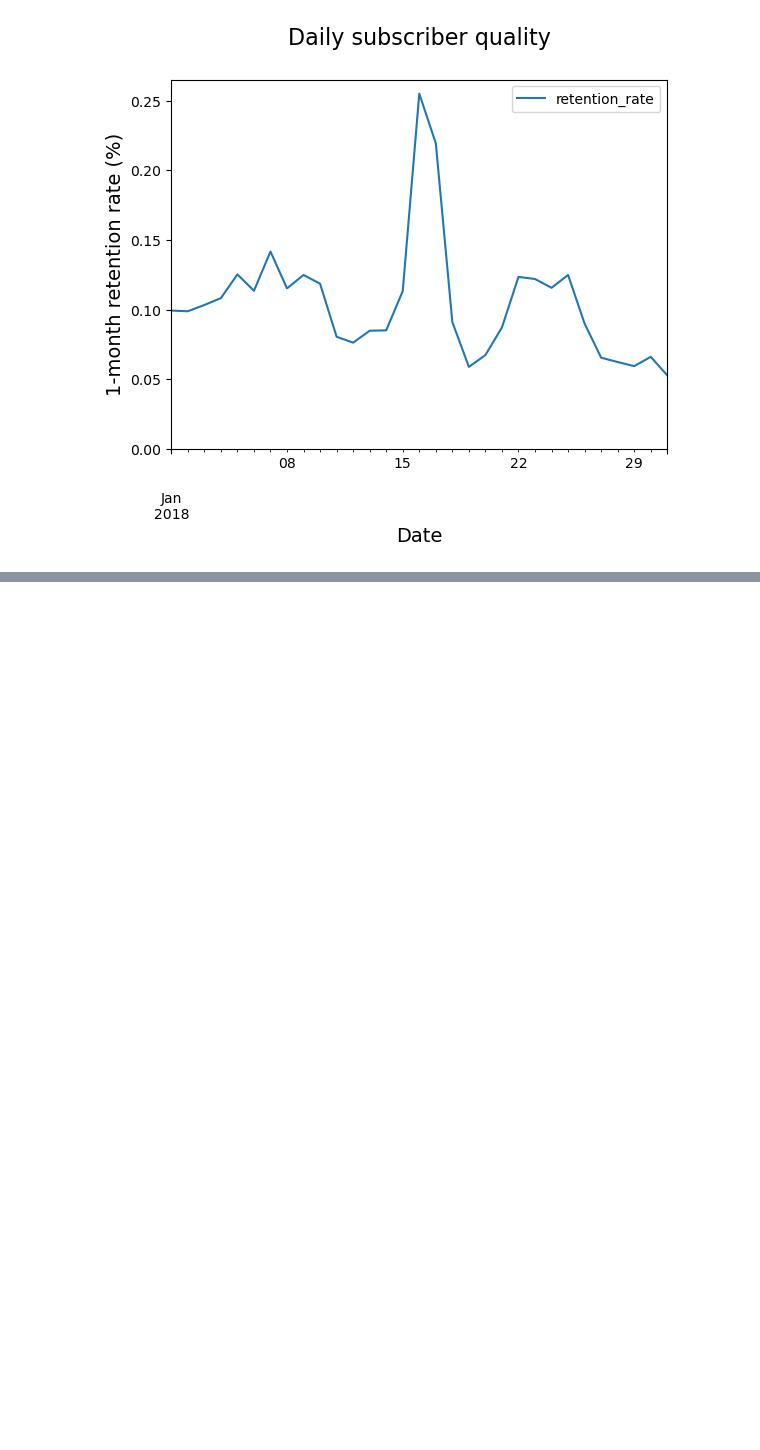
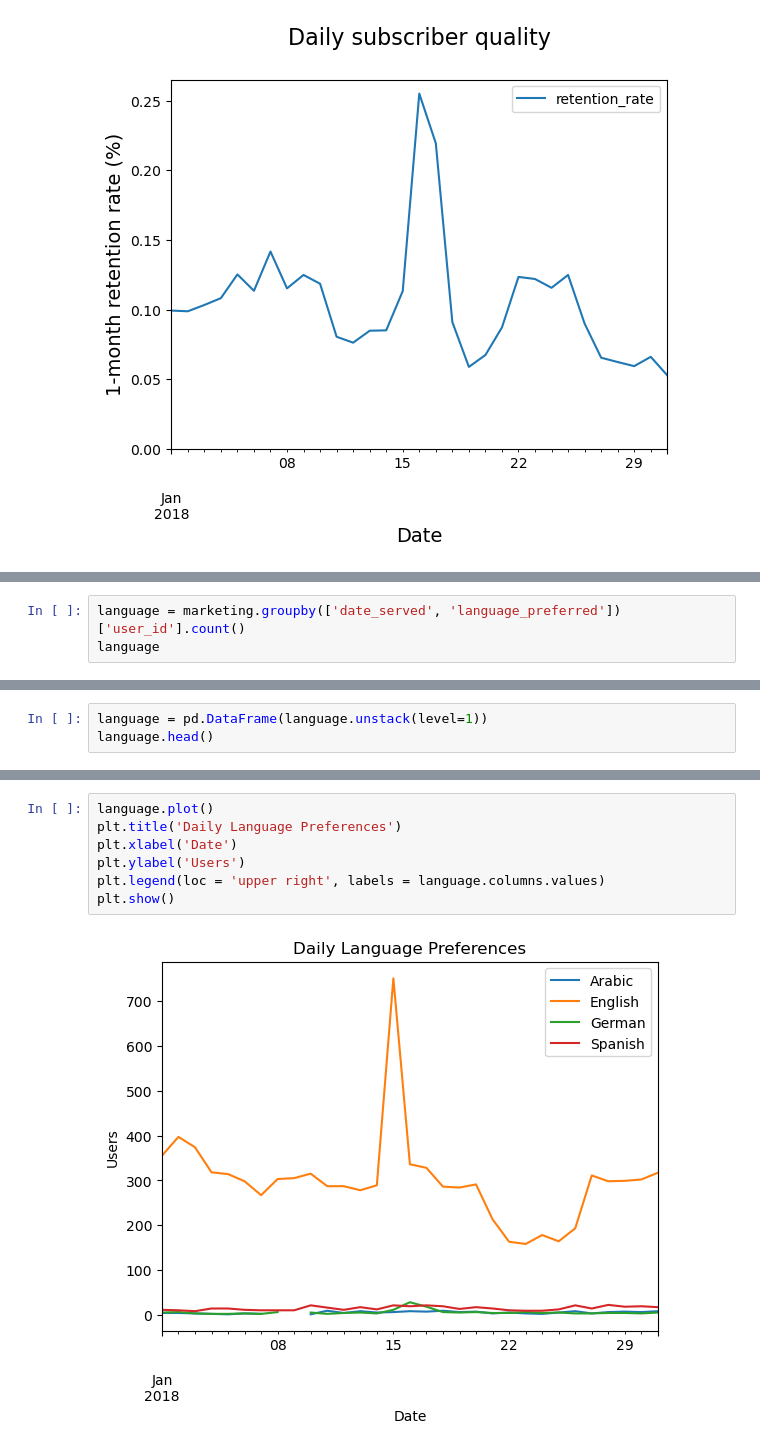
Before and after one commit to Naftal-Rainer/Marketing-Campaigns-Analysis, a Jupyter notebook: marketing_analysis.ipynb, the cells around one changed output, grey strips where cells are left out. Saved outputs shown, nothing was run; the diff lists cells and outputs as text; blank space fills up the shorter version.

```diff
--- a/marketing_analysis.ipynb
+++ b/marketing_analysis.ipynb
@@ -312,0 +349,3 @@ plt.show()
+# %%
+language = marketing.groupby(['date_served', 'language_preferred'])['user_id'].count()
+language
@@ -312,0 +366,3 @@ plt.show()
+# %%
+language = pd.DataFrame(language.unstack(level=1))
+language.head()
@@ -312,0 +377,9 @@ plt.show()
+# %%
+language.plot()
+plt.title('Daily Language Preferences')
+plt.xlabel('Date')
+plt.ylabel('Users')
+plt.legend(loc = 'upper right', labels = language.columns.values)
+plt.show()
+# %% [output]
+[figure, added]
```
Also changed, not shown: parts of 13 cells of this notebook.
